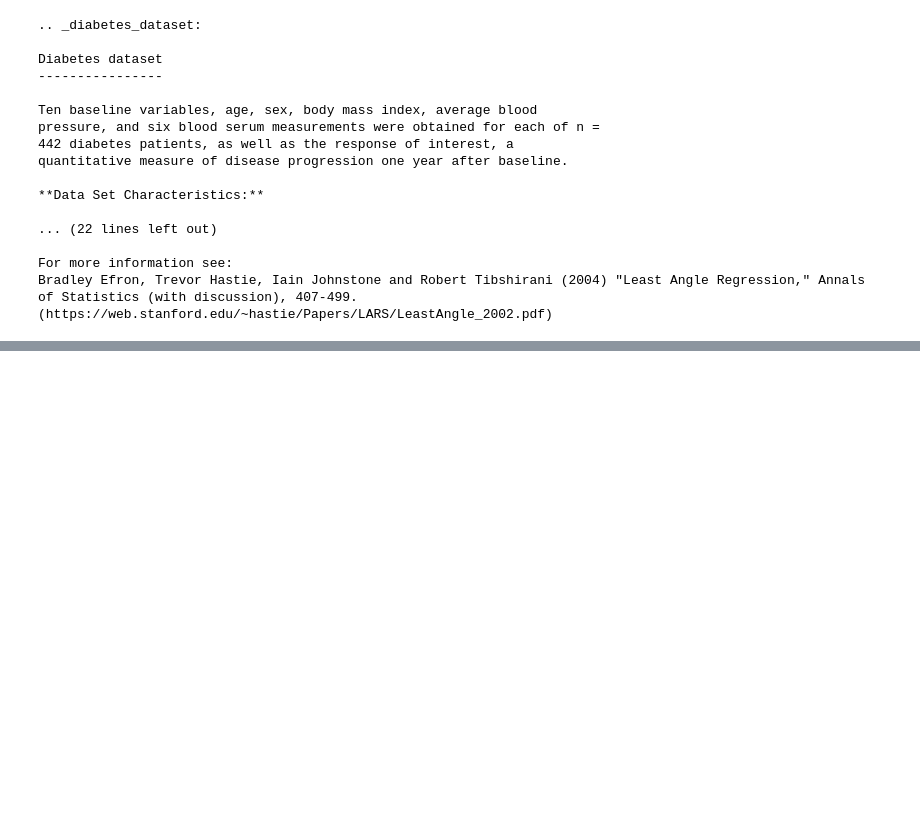
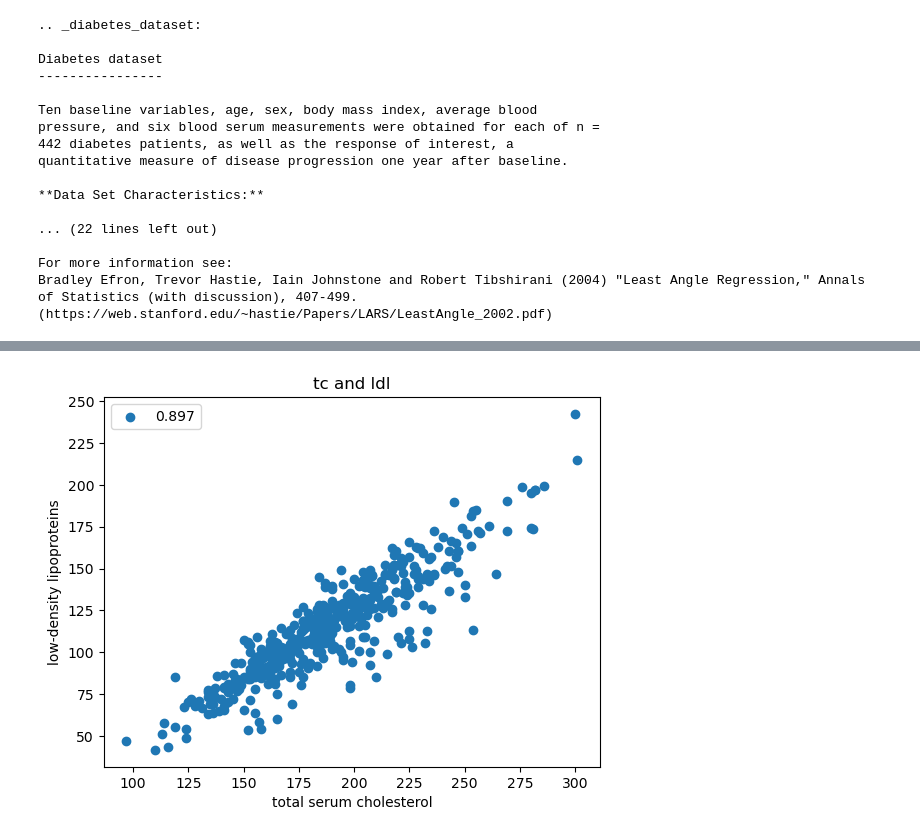
Before and after one commit to joo9810/VSCode, a Jupyter notebook: K-Digital Training/김소현 강사님/Scikit-learn/숙제/work_08_27_안효준.ipynb, the cells around one changed output, grey strips where cells are left out. Drawn from its saved outputs; the diff is of its cells as text; code cells hidden in the pictures; blank space fills up the shorter version.

```diff
--- a/K-Digital Training/김소현 강사님/Scikit-learn/숙제/work_08_27_안효준.ipynb
+++ b/K-Digital Training/김소현 강사님/Scikit-learn/숙제/work_08_27_안효준.ipynb
@@ -77,0 +75,3 @@ Name: target, Length: 442, dtype: float64
+# %%
+features = diabetes['data']
+features
@@ -77,0 +92,4 @@ Name: target, Length: 442, dtype: float64
+# %%
+# 1년동안 당뇨병 진행을 정량적으로 나타낸 것
+target = diabetes['target']
+target
@@ -77,0 +111,4 @@ Name: target, Length: 442, dtype: float64
+# %%
+diabetes['data']['target'] = target
+df = diabetes['data']
+df
@@ -77,0 +146,3 @@ Name: target, Length: 442, dtype: float64
+# %%
+corr_matrix = df[['bmi', 'bp', 's3', 's4', 's5', 's6']].corr()
+corr_matrix
@@ -77,0 +157,9 @@ Name: target, Length: 442, dtype: float64
+# %%
+plt.scatter(features['s1'], features['s2'], label = round(corr_matrix['s1']['s2'], 3))
+plt.title('tc and ldl')
+plt.xlabel('total serum cholesterol')
+plt.ylabel('low-density lipoproteins')
+plt.legend()
+plt.show()
+# %% [output]
+[figure, added]
```
Also changed, not shown: parts of 14 cells of this notebook.
